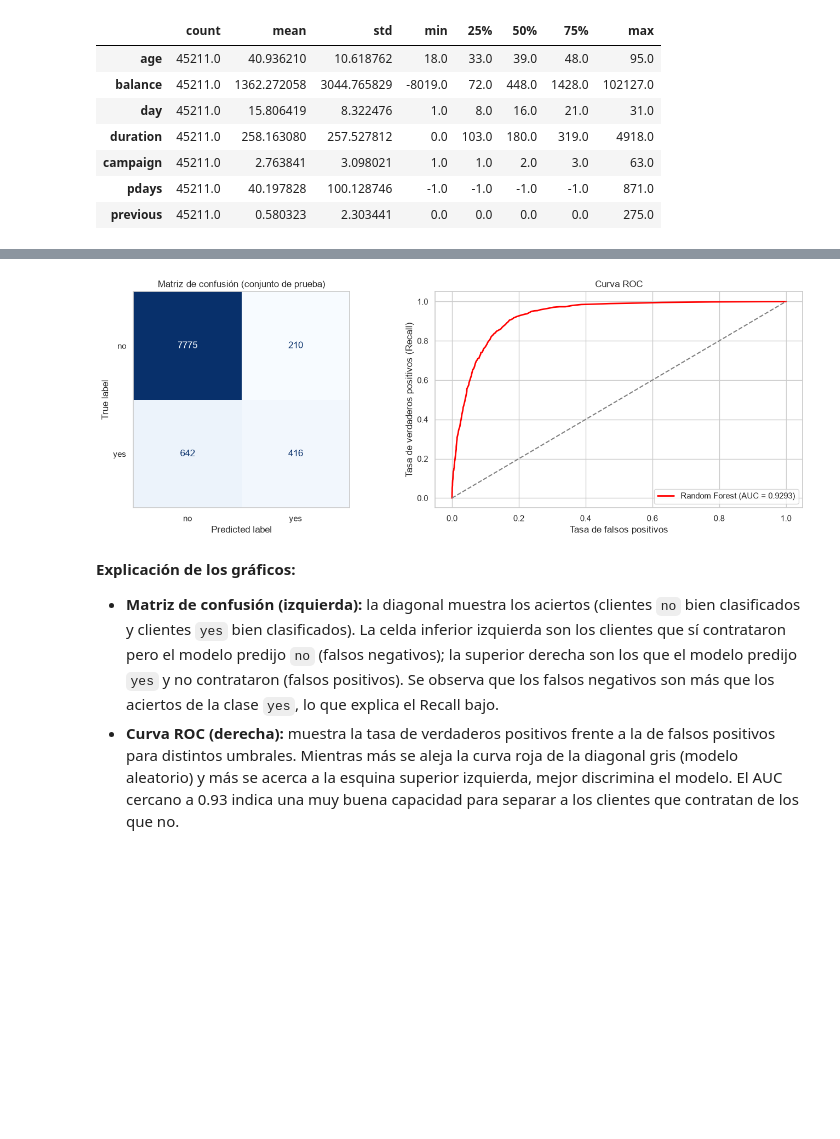
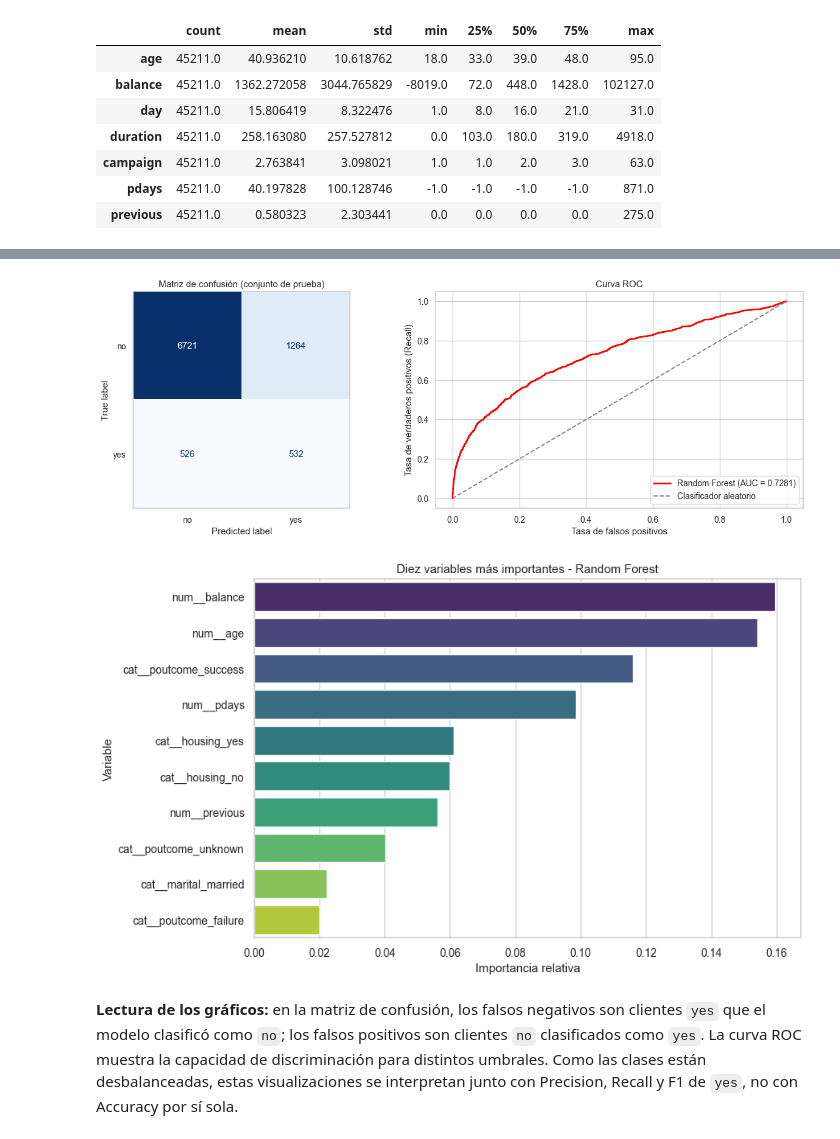
Before and after one commit to FabParraguez/CRISP-DM_BankFull_Examen_MachineLearning, a Jupyter notebook: Taller6_examen/Ultima_Entrega_CRISPDM_BankFull.ipynb, the cells around one changed output, grey strips where cells are left out. Saved outputs shown, nothing was run; the diff lists cells and outputs as text; code cells hidden in the pictures; blank space fills up the shorter version.

Commit message:
Ajusta taller 6 a una iteración CRISP-DM

```diff
--- a/Taller6_examen/Ultima_Entrega_CRISPDM_BankFull.ipynb
+++ b/Taller6_examen/Ultima_Entrega_CRISPDM_BankFull.ipynb
@@ -154,12 +136,14 @@ Se separan las variables predictoras del target (`yes` = 1, `no` = 0), se codifi
 # %%
-# Target binario (yes = 1, no = 0) y variables predictoras
+# Target binario (yes = 1, no = 0) y variables disponibles antes de la campaña
+# Se excluyen variables conocidas durante o después de los contactos actuales.
 y = df['y'].map({'yes': 1, 'no': 0})
-X = df.drop(columns=['y'])
+excluded_cols = ['y', 'duration', 'campaign', 'day', 'month', 'contact']
+X = df.drop(columns=excluded_cols)
 
 num_cols = X.select_dtypes(include=[np.number]).columns.tolist()
 cat_cols = X.select_dtypes(exclude=[np.number]).columns.tolist()
-
-# Codificación de variables categóricas
-X = pd.get_dummies(X, columns=cat_cols, drop_first=True)
+print('Variables numéricas:', num_cols)
+print('Variables categóricas:', cat_cols)
 print('Dimensiones de X:', X.shape)
+print('Valores faltantes en y:', y.isna().sum())
 # %% [output]
@@ -178,8 +167,11 @@ Prueba: (9043, 42)
 # %%
-# ColumnTransformer: escalado de variables numéricas (el resto pasa sin cambios)
+# ColumnTransformer: escalado numérico y One-Hot Encoding categórico
+# handle_unknown='ignore' permite procesar categorías nuevas en datos futuros.
 preprocessor = ColumnTransformer(
-    transformers=[('num', StandardScaler(), num_cols)],
-    remainder='passthrough'
+    transformers=[
+        ('num', StandardScaler(), num_cols),
+        ('cat', OneHotEncoder(handle_unknown='ignore'), cat_cols)
+    ]
 )
 
 preprocessor
@@ -217,0 +194,14 @@ Se mide el rendimiento del modelo sobre el **conjunto de prueba**, que no partic
+# %%
+# Iteración única: Random Forest con class_weight='balanced'
+model_pipeline = Pipeline(steps=[
+    ('preprocesamiento', preprocessor),
+    ('modelo', RandomForestClassifier(
+        n_estimators=200,
+        max_depth=12,
+        class_weight='balanced',
+        random_state=RANDOM_STATE,
+        n_jobs=-1
+    ))
+])
+
+model_pipeline.fit(X_train, y_train)
@@ -240,26 +263,25 @@ ROC-AUC: 0.9293
 # %%
-# Matriz de confusión y curva ROC
+# Matriz de confusión y curva ROC del modelo
 fig, axes = plt.subplots(1, 2, figsize=(14, 5))
-
 cm = confusion_matrix(y_test, y_pred)
-ConfusionMatrixDisplay(cm, display_labels=['no', 'yes']).plot(ax=axes[0], cmap='Blues', values_format='d', colorbar=False)
+ConfusionMatrixDisplay(cm, display_labels=['no', 'yes']).plot(
+    ax=axes[0], cmap='Blues', values_format='d', colorbar=False
+)
 axes[0].set_title('Matriz de confusión (conjunto de prueba)')
 axes[0].grid(False)
 
 fpr, tpr, _ = roc_curve(y_test, y_proba)
 axes[1].plot(fpr, tpr, color='red', lw=2, label=f'Random Forest (AUC = {roc_auc:.4f})')
-axes[1].plot([0, 1], [0, 1], color='gray', linestyle='--')
+axes[1].plot([0, 1], [0, 1], color='gray', linestyle='--', label='Clasificador aleatorio')
 axes[1].set_xlabel('Tasa de falsos positivos')
 axes[1].set_ylabel('Tasa de verdaderos positivos (Recall)')
 axes[1].set_title('Curva ROC')
 axes[1].legend(loc='lower right')
-
 plt.tight_layout()
 plt.show()
 # %% [output]
-[figure, old version]
+[figure, new version]
+[figure, added]
 # %% [markdown]
-**Explicación de los gráficos:**
-- **Matriz de confusión (izquierda):** la diagonal muestra los aciertos (clientes `no` bien clasificados y clientes `yes` bien clasificados). La celda inferior izquierda son los clientes que sí contrataron pero el modelo predijo `no` (falsos negativos); la superior derecha son los que el modelo predijo `yes` y no contrataron (falsos positivos). Se observa que los falsos negativos son más que los aciertos de la clase `yes`, lo que explica el Recall bajo.
-- **Curva ROC (derecha):** muestra la tasa de verdaderos positivos frente a la de falsos positivos para distintos umbrales. Mientras más se aleja la curva roja de la diagonal gris (modelo aleatorio) y más se acerca a la esquina superior izquierda, mejor discrimina el modelo. El AUC cercano a 0.93 indica una muy buena capacidad para separar a los clientes que contratan de los que no.
+**Lectura de los gráficos:** en la matriz de confusión, los falsos negativos son clientes `yes` que el modelo clasificó como `no`; los falsos positivos son clientes `no` clasificados como `yes`. La curva ROC muestra la capacidad de discriminación para distintos umbrales. Como las clases están desbalanceadas, estas visualizaciones se interpretan junto con Precision, Recall y F1 de `yes`, no con Accuracy por sí sola.
 # %%
```
Also changed, not shown: parts of 21 cells of this notebook.
